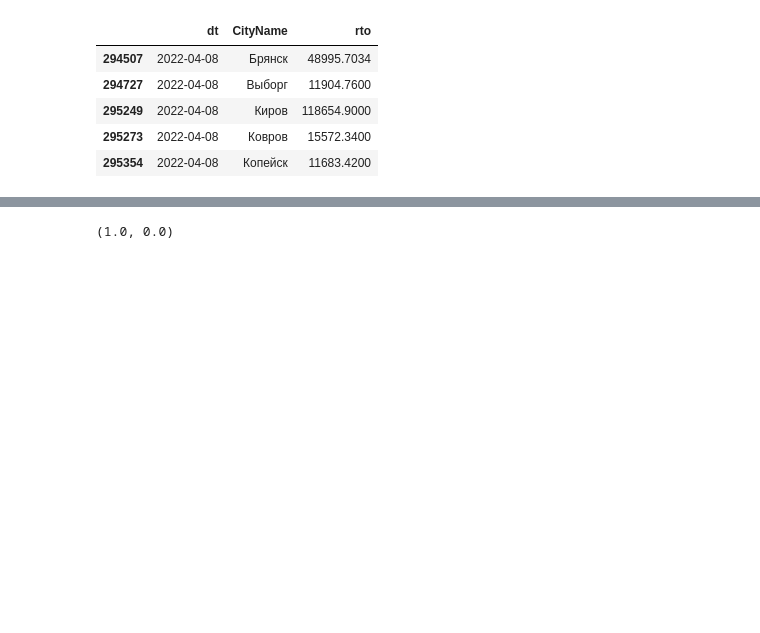
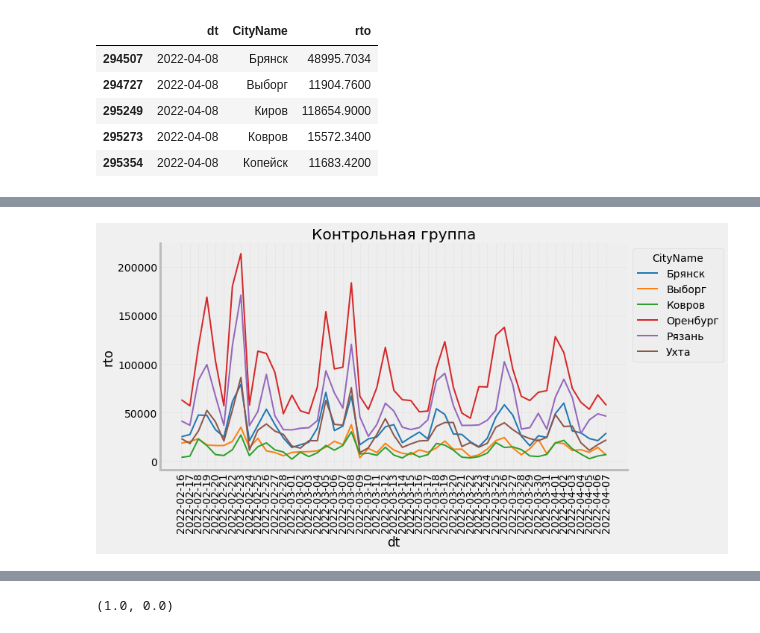
Before and after one commit to repinmihail/TestLab, a Jupyter notebook: development/dev-offline-units-exp.ipynb, the cells around one changed output, grey strips where cells are left out. Saved outputs shown, nothing was run; the diff lists cells and outputs as text; code cells hidden in the pictures; blank space fills up the shorter version.

```diff
--- a/development/dev-offline-units-exp.ipynb
+++ b/development/dev-offline-units-exp.ipynb
@@ -995,3 +1023,13 @@ for i in tqdm(range(1000)):
     )
     result_aa.append(has_effect_aa)
     result_ab.append(has_effect_ab)
+# %%
+plot_time_series(
+    df=pre_exp[pre_exp["CityName"].isin(all_groups["control_units"])],
+    metric_name="rto",
+    grouped_column="CityName",
+    time_series_name="dt",
+    title=f"Контрольная группа"
+)
+# %% [output]
+[figure, added]
```
Also changed, not shown: parts of 16 cells of this notebook.
